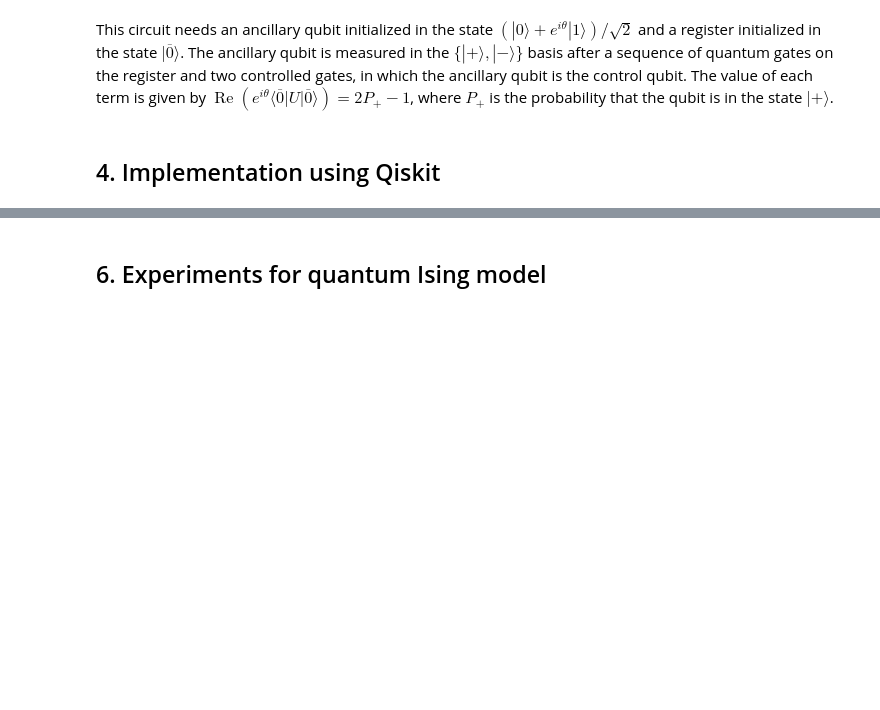
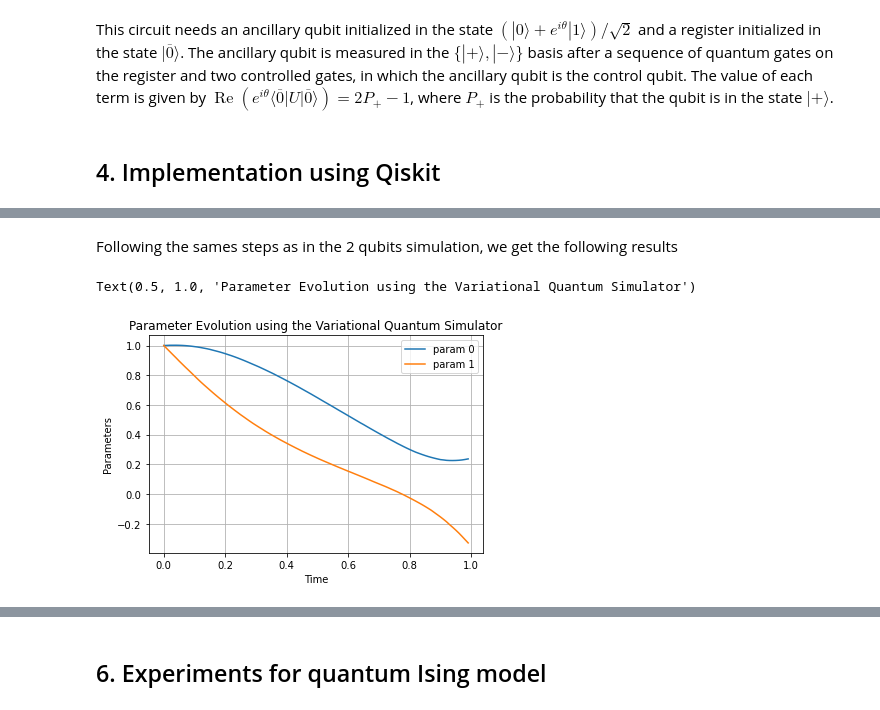
Before and after one commit to lezav/variational_quantum_simulation, a Jupyter notebook: Tutorial.ipynb, the cells around one changed output, grey strips where cells are left out. Saved outputs shown, nothing was run; the diff lists cells and outputs as text; code cells hidden in the pictures; blank space fills up the shorter version.

```diff
--- a/Tutorial.ipynb
+++ b/Tutorial.ipynb
@@ -106,0 +253,2 @@ This circuit needs an ancillary qubit initialized in the state $\left(|0\rangle+
+# %% [markdown]
+Following the sames steps as in the 2 qubits simulation, we get the following results
@@ -106,0 +277,39 @@ This circuit needs an ancillary qubit initialized in the state $\left(|0\rangle+
+# %%
+# Time discretization and initial parameters for the trial state
+
+params_init = np.array([1.0, 1.0])
+dt = 0.01
+Nt = 100
+# %%
+# Define the ode as a function of the parameters
+
+ode = define_vqs_ode(ops, opsH, fs, hs, ini_state, shots=2**13)
+
+# Integrate in time using Euler's method
+lambda_k_t = euler(ode, params_init, dt, Nt)
+
+
+# If you don't want to run the full algorithm, an example is attached on the file "params_2qubits.hdf5".
+# Comment the two previous line and uncomment the last two lines
+
+# Save simulated parameters
+
+# params_sim = h5py.File("data/params_3qubits.hdf5", "w")
+# dset = params_sim.create_dataset("params", np.shape(lambda_k_t), data=lambda_k_t)
+# params_sim.close()
+
+# Load simulated parameters
+
+# params_sim = h5py.File('data/params_3qubits.hdf5', 'r')
+# lambda_k_t = params_sim["params"][:]
+# %%
+# Plot parameter evolution
+
+plt.plot(dt*np.arange(Nt), lambda_k_t, label = [f"param {i}" for i in range(lambda_k_t.shape[1])])
+plt.xlabel("Time")
+plt.ylabel("Parameters")
+plt.legend(loc="best")
+plt.title("Parameter Evolution using the Variational Quantum Simulator")
+# %% [output]
+Text(0.5, 1.0, 'Parameter Evolution using the Variational Quantum Simulator')
+[figure, added]
```
Also changed, not shown: parts of 25 cells of this notebook.
